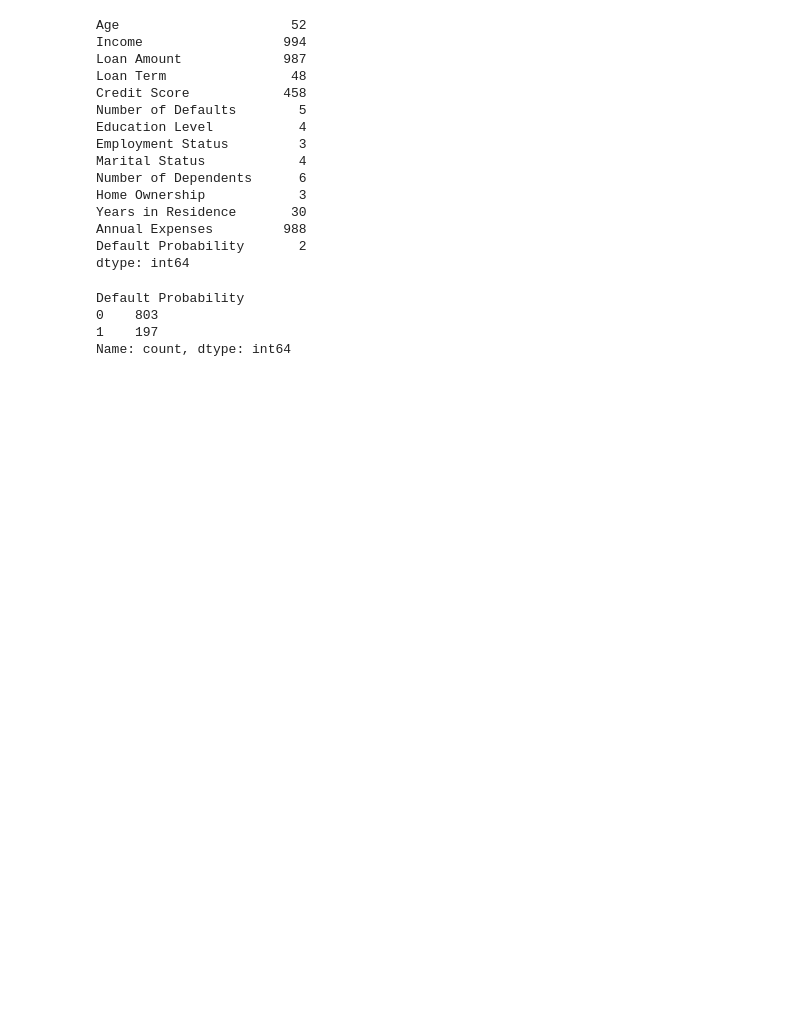
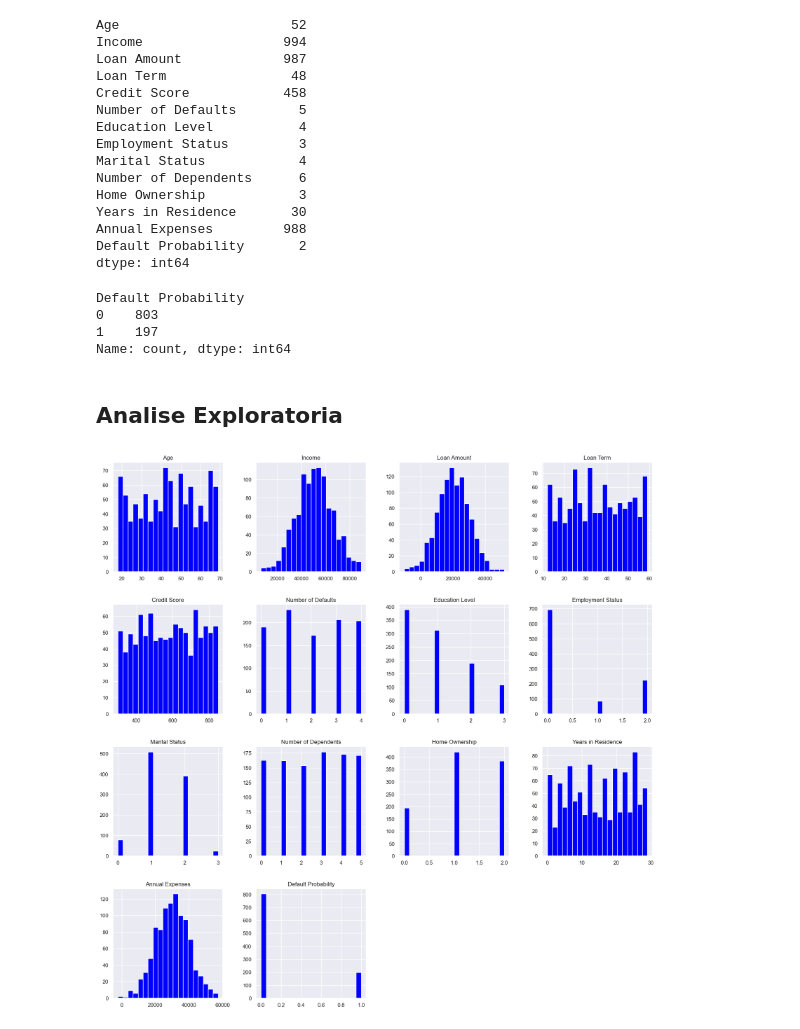
Before and after one commit to barros-bianca/Itau-Analise-de-Credito, a Jupyter notebook: Notebook/Data Preparation.ipynb, the cells around one changed output. Saved outputs shown, nothing was run; the diff lists cells and outputs as text; code cells hidden in the pictures; blank space fills up the shorter version.

```diff
--- a/Notebook/Data Preparation.ipynb
+++ b/Notebook/Data Preparation.ipynb
@@ -3,7 +3,7 @@ import pandas as pd
 import numpy as np
 from imblearn.under_sampling import TomekLinks
 # %%
-df  = pd.read_csv('/Users/bianca/Documents/Itaú - Análise de Crédito/Inputs/credit_analysis_data.csv')
+df  = pd.read_csv('/Users/bianca/Documents/Itau-Analise-de-Credito/Inputs/credit_analysis_data.csv')
 # %%
 df.shape
 # %% [output]
@@ -95,3 +97,10 @@ dtype: int64
+# %%
+#Transformação de Variáveris categóricas em numérica
+label_encoder = LabelEncoder()
+df['Education Level'] = label_encoder.fit_transform(df['Education Level'])
+df['Employment Status'] = label_encoder.fit_transform(df['Employment Status'])
+df['Marital Status'] = label_encoder.fit_transform(df['Marital Status'])
+df['Home Ownership'] = label_encoder.fit_transform(df['Home Ownership'])
 # %%
 # verifica o balanceamento das classes
 #Conclusão: classe desbalanceada.
@@ -102,3 +111,5 @@ Default Probability
 0    803
 1    197
 Name: count, dtype: int64
+# %% [markdown]
+## Analise Exploratoria
@@ -104,0 +119,8 @@ Name: count, dtype: int64
+# %%
+sns.set(font_scale=1.3)
+sns.set(rc={'figure.figsize': (20, 20)})
+# %%
+eixo = df.hist(bins=20, color='blue')
+plt.show()
+# %% [output]
+[figure, added]
```
Also changed, not shown: parts of 51 cells of this notebook, 1 other file.
